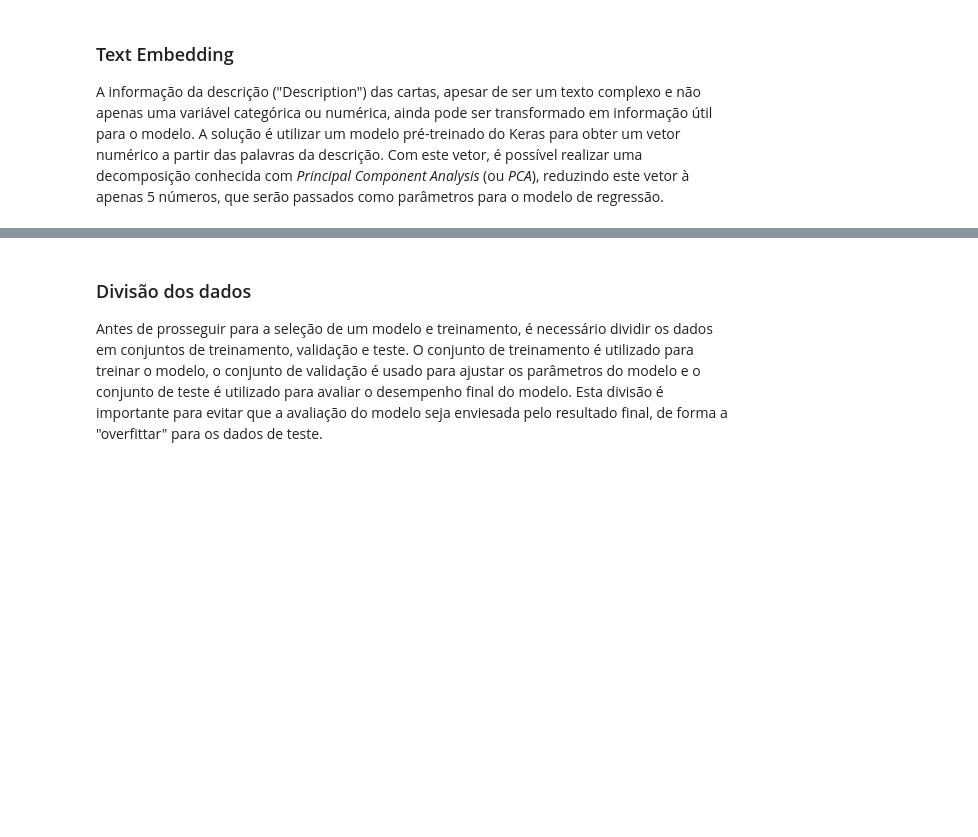
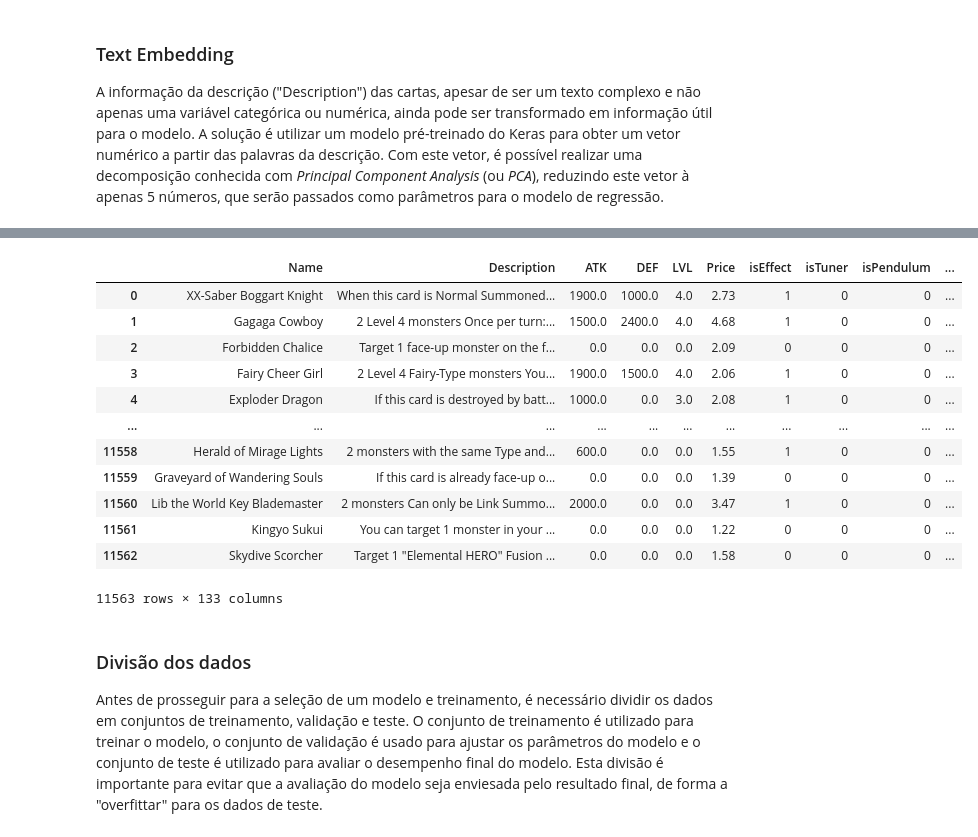
Before and after one commit to Marcompp/MachineLearningFinal, a Jupyter notebook: Relatorio-Final.ipynb, the cells around one changed output, grey strips where cells are left out. Saved outputs shown, nothing was run; the diff lists cells and outputs as text; code cells hidden in the pictures; blank space fills up the shorter version.

```diff
--- a/Relatorio-Final.ipynb
+++ b/Relatorio-Final.ipynb
@@ -183,6 +255,6 @@ A informação da descrição ("Description") das cartas, apesar de ser um texto
 import tensorflow_hub as hub
 from sklearn.decomposition import PCA
 
-model = hub.KerasLayer("https://tfhub.dev/google/nnlm-en-dim128/2")
+text_emb_model = hub.KerasLayer("https://tfhub.dev/google/nnlm-en-dim128/2")
 
-DATAFRAME = df.copy()
+df_emb = df.copy()
@@ -191,0 +261,4 @@ embeddings.shape
+# %%
+df_emb["Description"] = df_emb["Description"].astype("object")
+embeddings = text_emb_model(df_emb["Description"])
+embeddings.shape
@@ -192,4 +267,4 @@ embeddings.shape
 # %%
-pca_model = PCA(n_components=5)
+pca_model = PCA(n_components=10)
 pca_DF = pca_model.fit_transform(embeddings)
 pca_DF
@@ -196,3 +285,3 @@ pca_DF
 # %%
-df_new = pd.DataFrame(pca_DF, columns=['pca1', 'pca2','pca3','pca4','pca5'])
-df_new
+df_pca = pd.DataFrame(pca_DF, columns=['pca1', 'pca2','pca3','pca4','pca5', 'pca6','pca7','pca8','pca9','pca10'])
+df_pca.head()
@@ -203,3 +295,21 @@ df1
+# %%
+model_data.reset_index(drop=True, inplace=True)
+model_data = model_data.join(df_pca)
+model_data
+# %% [output]
+|  | Name | Description | ATK | DEF | LVL | Price | isEffect | isTuner | isPendulum | ... |
+| 0 | XX-Saber Boggart Knight | When this card is Normal Summoned... | 1900.0 | 1000.0 | 4.0 | 2.73 | 1 | 0 | 0 | ... |
+| 1 | Gagaga Cowboy | 2 Level 4 monsters Once per turn:... | 1500.0 | 2400.0 | 4.0 | 4.68 | 1 | 0 | 0 | ... |
+| 2 | Forbidden Chalice | Target 1 face-up monster on the f... | 0.0 | 0.0 | 0.0 | 2.09 | 0 | 0 | 0 | ... |
+| 3 | Fairy Cheer Girl | 2 Level 4 Fairy-Type monsters You... | 1900.0 | 1500.0 | 4.0 | 2.06 | 1 | 0 | 0 | ... |
+| 4 | Exploder Dragon | If this card is destroyed by batt... | 1000.0 | 0.0 | 3.0 | 2.08 | 1 | 0 | 0 | ... |
+| ... | ... | ... | ... | ... | ... | ... | ... | ... | ... | ... |
+| 11558 | Herald of Mirage Lights | 2 monsters with the same Type and... | 600.0 | 0.0 | 0.0 | 1.55 | 1 | 0 | 0 | ... |
+| 11559 | Graveyard of Wandering Souls | If this card is already face-up o... | 0.0 | 0.0 | 0.0 | 1.39 | 0 | 0 | 0 | ... |
+| 11560 | Lib the World Key Blademaster | 2 monsters Can only be Link Summo... | 2000.0 | 0.0 | 0.0 | 3.47 | 1 | 0 | 0 | ... |
+| 11561 | Kingyo Sukui | You can target 1 monster in your ... | 0.0 | 0.0 | 0.0 | 1.22 | 0 | 0 | 0 | ... |
+| 11562 | Skydive Scorcher | Target 1 "Elemental HERO" Fusion ... | 0.0 | 0.0 | 0.0 | 1.58 | 0 | 0 | 0 | ... |
+11563 rows × 133 columns
 # %% [markdown]
 ### Divisão dos dados
 
```
Also changed, not shown: parts of 35 cells of this notebook.
